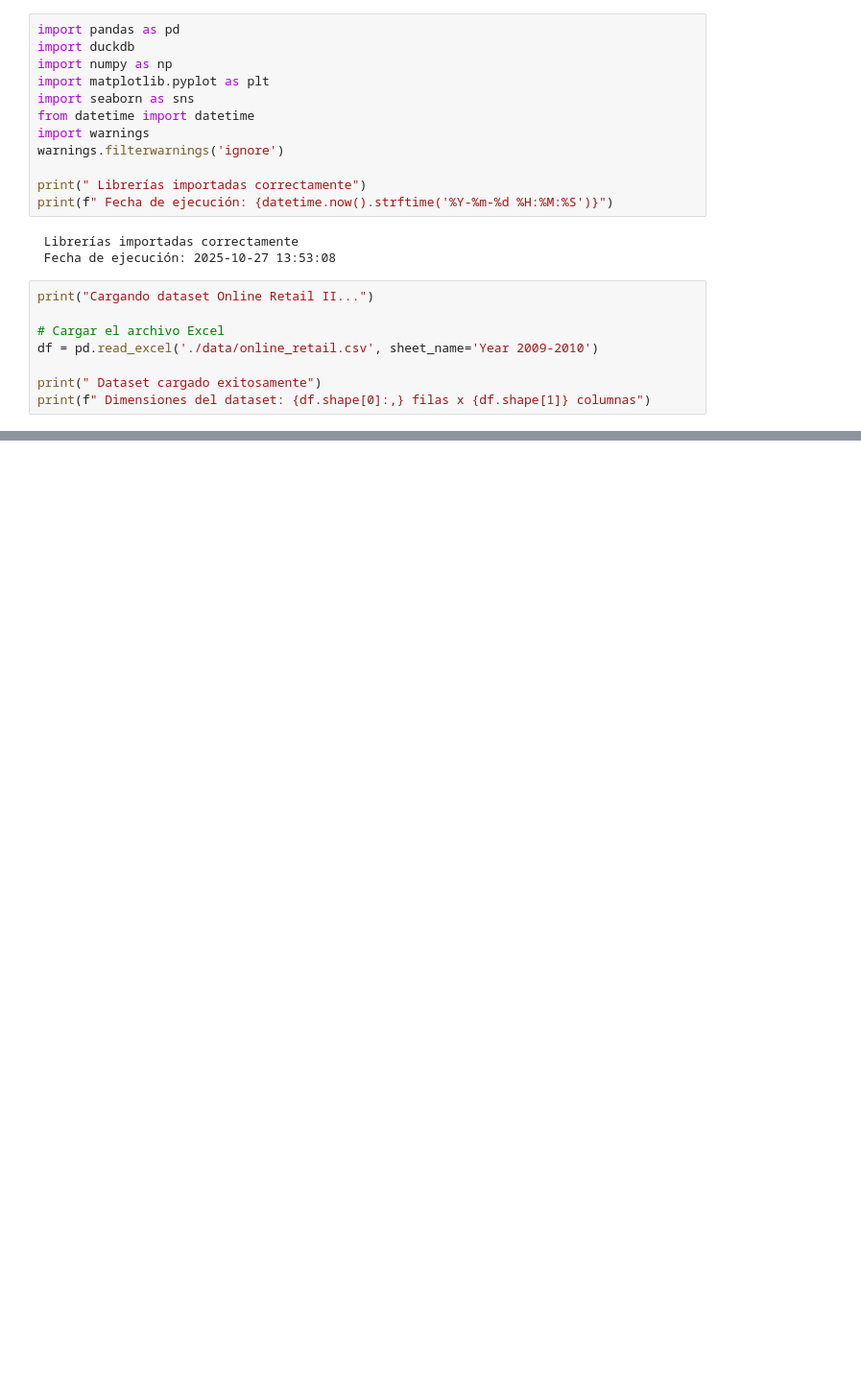
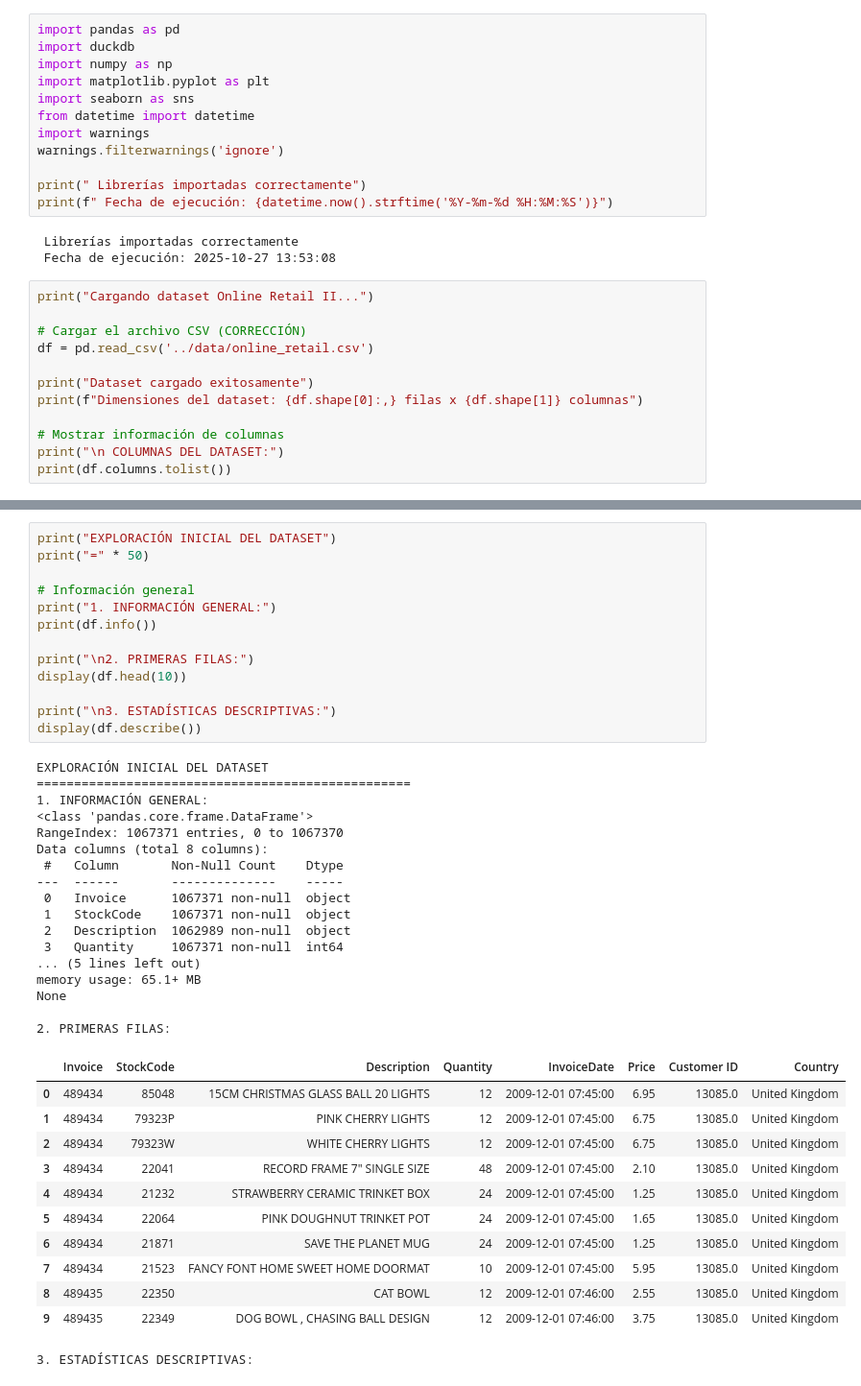
Before and after one commit to oyar23/sql-kpi-engine, a Jupyter notebook: notebooks/01_exploracion_datos.ipynb, the cells around one changed output, grey strips where cells are left out. Shown at 96% size. Drawn from its saved outputs; the diff is of its cells as text; blank space fills up the shorter version.

```diff
--- a/notebooks/01_exploracion_datos.ipynb
+++ b/notebooks/01_exploracion_datos.ipynb
@@ -16,10 +16,14 @@ print(f" Fecha de ejecución: {datetime.now().strftime('%Y-%m-%d %H:%M:%S')}")
 # %%
 print("Cargando dataset Online Retail II...")
 
-# Cargar el archivo Excel
-df = pd.read_excel('./data/online_retail.csv', sheet_name='Year 2009-2010')
+# Cargar el archivo CSV (CORRECCIÓN)
+df = pd.read_csv('../data/online_retail.csv')
 
-print(" Dataset cargado exitosamente")
-print(f" Dimensiones del dataset: {df.shape[0]:,} filas x {df.shape[1]} columnas")
+print("Dataset cargado exitosamente")
+print(f"Dimensiones del dataset: {df.shape[0]:,} filas x {df.shape[1]} columnas")
+
+# Mostrar información de columnas
+print("\n COLUMNAS DEL DATASET:")
+print(df.columns.tolist())
 # %% [output]
 Cargando dataset Online Retail II...
@@ -26,0 +35,43 @@ FileNotFoundError: [Errno 2] No such file or directory: './data/online_retail_II
+# %%
+print("EXPLORACIÓN INICIAL DEL DATASET")
+print("=" * 50)
+
+# Información general
+print("1. INFORMACIÓN GENERAL:")
+print(df.info())
+
+print("\n2. PRIMERAS FILAS:")
+display(df.head(10))
+
+print("\n3. ESTADÍSTICAS DESCRIPTIVAS:")
+display(df.describe())
+# %% [output]
+EXPLORACIÓN INICIAL DEL DATASET
+==================================================
+1. INFORMACIÓN GENERAL:
+<class 'pandas.core.frame.DataFrame'>
+RangeIndex: 1067371 entries, 0 to 1067370
+Data columns (total 8 columns):
+ #   Column       Non-Null Count    Dtype
+---  ------       --------------    -----
+ 0   Invoice      1067371 non-null  object
+ 1   StockCode    1067371 non-null  object
+ 2   Description  1062989 non-null  object
+ 3   Quantity     1067371 non-null  int64
+... (5 lines left out)
+memory usage: 65.1+ MB
+None
+
+2. PRIMERAS FILAS:
+|  | Invoice | StockCode | Description | Quantity | InvoiceDate | Price | Customer ID | Country |
+| 0 | 489434 | 85048 | 15CM CHRISTMAS GLASS BALL 20 LIGHTS | 12 | 2009-12-01 07:45:00 | 6.95 | 13085.0 | United Kingdom |
+| 1 | 489434 | 79323P | PINK CHERRY LIGHTS | 12 | 2009-12-01 07:45:00 | 6.75 | 13085.0 | United Kingdom |
+| 2 | 489434 | 79323W | WHITE CHERRY LIGHTS | 12 | 2009-12-01 07:45:00 | 6.75 | 13085.0 | United Kingdom |
+| 3 | 489434 | 22041 | RECORD FRAME 7" SINGLE SIZE | 48 | 2009-12-01 07:45:00 | 2.10 | 13085.0 | United Kingdom |
+| 4 | 489434 | 21232 | STRAWBERRY CERAMIC TRINKET BOX | 24 | 2009-12-01 07:45:00 | 1.25 | 13085.0 | United Kingdom |
+| 5 | 489434 | 22064 | PINK DOUGHNUT TRINKET POT | 24 | 2009-12-01 07:45:00 | 1.65 | 13085.0 | United Kingdom |
+| 6 | 489434 | 21871 | SAVE THE PLANET MUG | 24 | 2009-12-01 07:45:00 | 1.25 | 13085.0 | United Kingdom |
+| 7 | 489434 | 21523 | FANCY FONT HOME SWEET HOME DOORMAT | 10 | 2009-12-01 07:45:00 | 5.95 | 13085.0 | United Kingdom |
+| 8 | 489435 | 22350 | CAT BOWL | 12 | 2009-12-01 07:46:00 | 2.55 | 13085.0 | United Kingdom |
+| 9 | 489435 | 22349 | DOG BOWL , CHASING BALL DESIGN | 12 | 2009-12-01 07:46:00 | 3.75 | 13085.0 | United Kingdom |
+3. ESTADÍSTICAS DESCRIPTIVAS:
```
Also changed, not shown: parts of 13 cells of this notebook.
